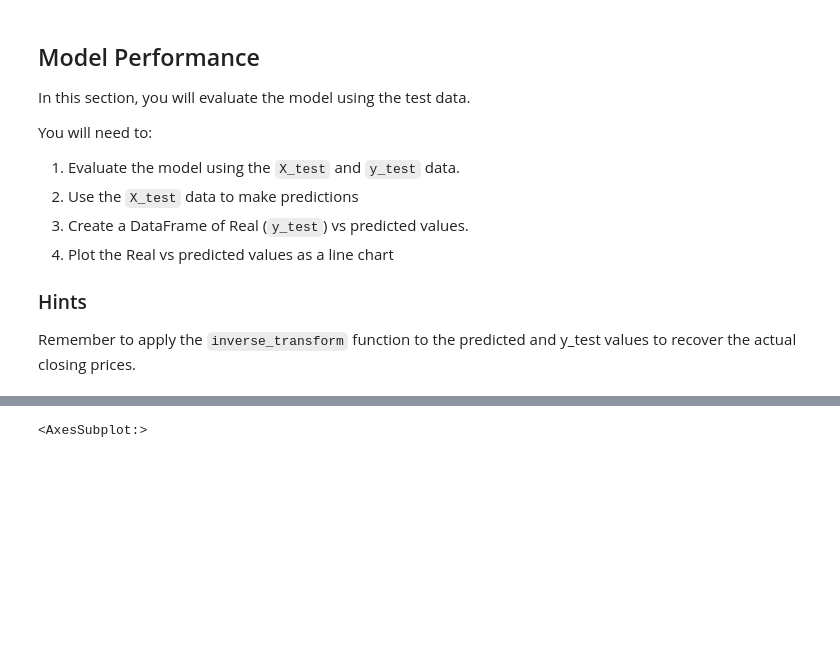
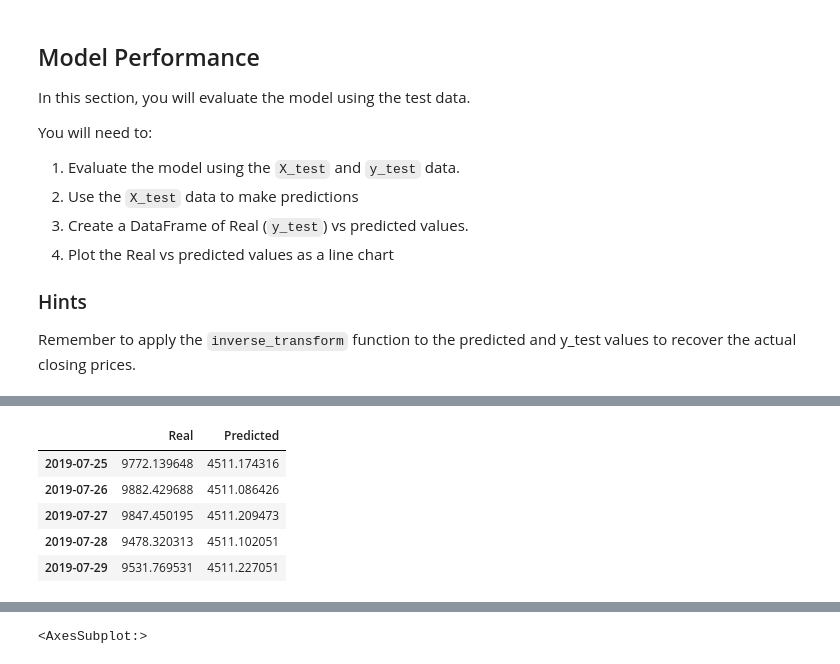
Before and after one commit to tyedem/LSTM_Stock_Predictor, a Jupyter notebook: lstm_stock_predictor_fng.ipynb, the cells around one changed output, grey strips where cells are left out. Saved outputs shown, nothing was run; the diff lists cells and outputs as text; code cells hidden in the pictures; blank space fills up the shorter version.

```diff
--- a/lstm_stock_predictor_fng.ipynb
+++ b/lstm_stock_predictor_fng.ipynb
@@ -309,2 +313,11 @@ stocks.head()
+# %%
+stocks.tail()
+# %% [output]
+|  | Real | Predicted |
+| 2019-07-25 | 9772.139648 | 4511.174316 |
+| 2019-07-26 | 9882.429688 | 4511.086426 |
+| 2019-07-27 | 9847.450195 | 4511.209473 |
+| 2019-07-28 | 9478.320313 | 4511.102051 |
+| 2019-07-29 | 9531.769531 | 4511.227051 |
 # %%
 # Plot the real vs predicted values as a line chart
```
Also changed, not shown: parts of 11 cells of this notebook.
